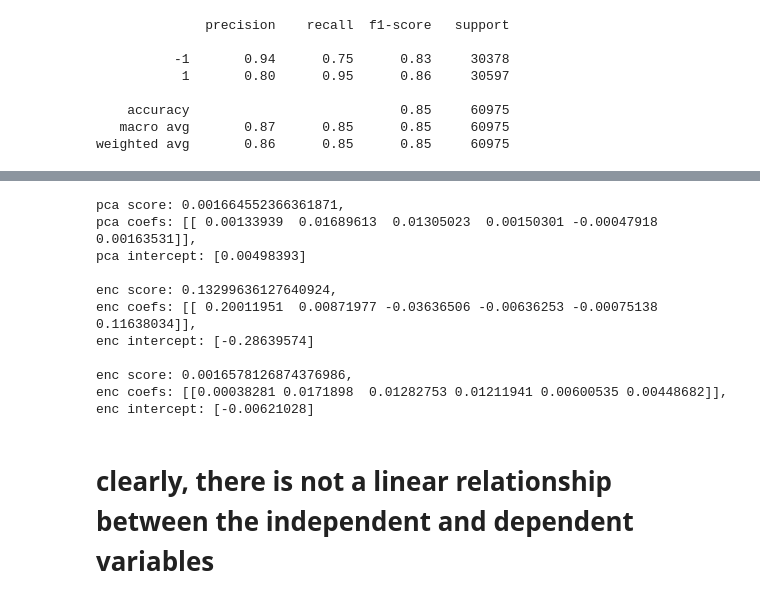
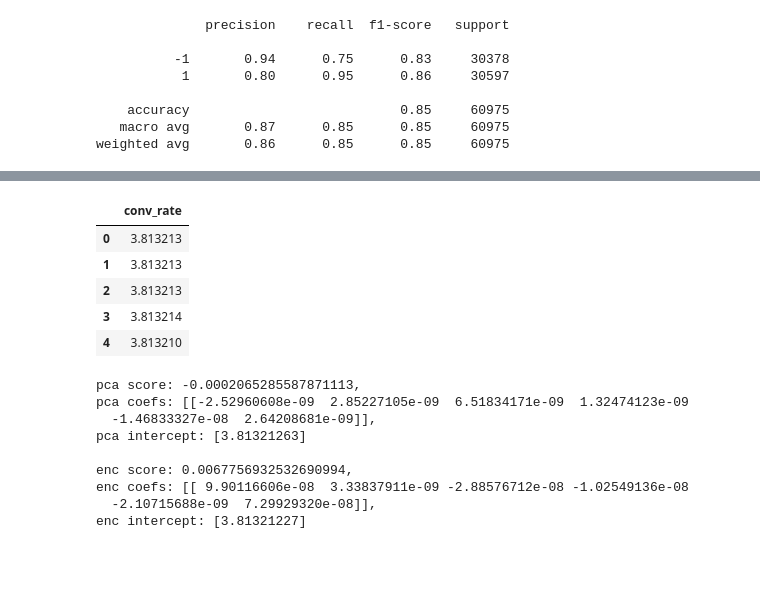
Before and after one commit to brianwvincent/quantum_test, a Jupyter notebook: session_data_modeling.ipynb, the cells around one changed output, grey strips where cells are left out. Saved outputs shown, nothing was run; the diff lists cells and outputs as text; code cells hidden in the pictures; blank space fills up the shorter version.

```diff
--- a/session_data_modeling.ipynb
+++ b/session_data_modeling.ipynb
@@ -282,0 +302,9 @@ weighted avg       0.53      0.53      0.53     60975
+# %%
+pca_y_exp.head()
+# %% [output]
+|  | conv_rate |
+| 0 | 3.813213 |
+| 1 | 3.813213 |
+| 2 | 3.813213 |
+| 3 | 3.813214 |
+| 4 | 3.813210 |
@@ -292,20 +323,13 @@ svd_lin_reg = LinearRegression().fit(svd_X_train, svd_y_train)
 # %%
 print('\npca score: {}, \npca coefs: {}, \npca intercept: {}'.format(pca_lin_reg.score(pca_X_test,pca_y_test), pca_lin_reg.coef_, pca_lin_reg.intercept_))
-
-print('\nenc score: {}, \nenc coefs: {}, \nenc intercept: {}'.format(enc_lin_reg.score(ae_X_test,ae_y_test), enc_lin_reg.coef_, enc_lin_reg.intercept_))
-
-print('\nenc score: {}, \nenc coefs: {}, \nenc intercept: {}'.format(svd_lin_reg.score(svd_X_test,svd_y_test), svd_lin_reg.coef_, svd_lin_reg.intercept_))
+print('\nenc score: {}, \nenc coefs: {}, \nenc intercept: {}'.format(ae_lin_reg.score(ae_X_test,ae_y_test), ae_lin_reg.coef_, ae_lin_reg.intercept_))
 # %% [output]
-pca score: 0.001664552366361871,
-pca coefs: [[ 0.00133939  0.01689613  0.01305023  0.00150301 -0.00047918  0.00163531]],
-pca intercept: [0.00498393]
+pca score: -0.0002065285587871113,
+pca coefs: [[-2.52960608e-09  2.85227105e-09  6.51834171e-09  1.32474123e-09
+  -1.46833327e-08  2.64208681e-09]],
+pca intercept: [3.81321263]
 
-enc score: 0.13299636127640924,
-enc coefs: [[ 0.20011951  0.00871977 -0.03636506 -0.00636253 -0.00075138  0.11638034]],
-enc intercept: [-0.28639574]
-
-enc score: 0.0016578126874376986,
-enc coefs: [[0.00038281 0.0171898  0.01282753 0.01211941 0.00600535 0.00448682]],
-enc intercept: [-0.00621028]
+enc score: 0.0067756932532690994,
+enc coefs: [[ 9.90116606e-08  3.33837911e-09 -2.88576712e-08 -1.02549136e-08
+  -2.10715688e-09  7.29929320e-08]],
+enc intercept: [3.81321227]
-# %% [markdown]
-# clearly, there is not a linear relationship between the independent and dependent variables
```
Also changed, not shown: parts of 15 cells of this notebook, 1 other file.
